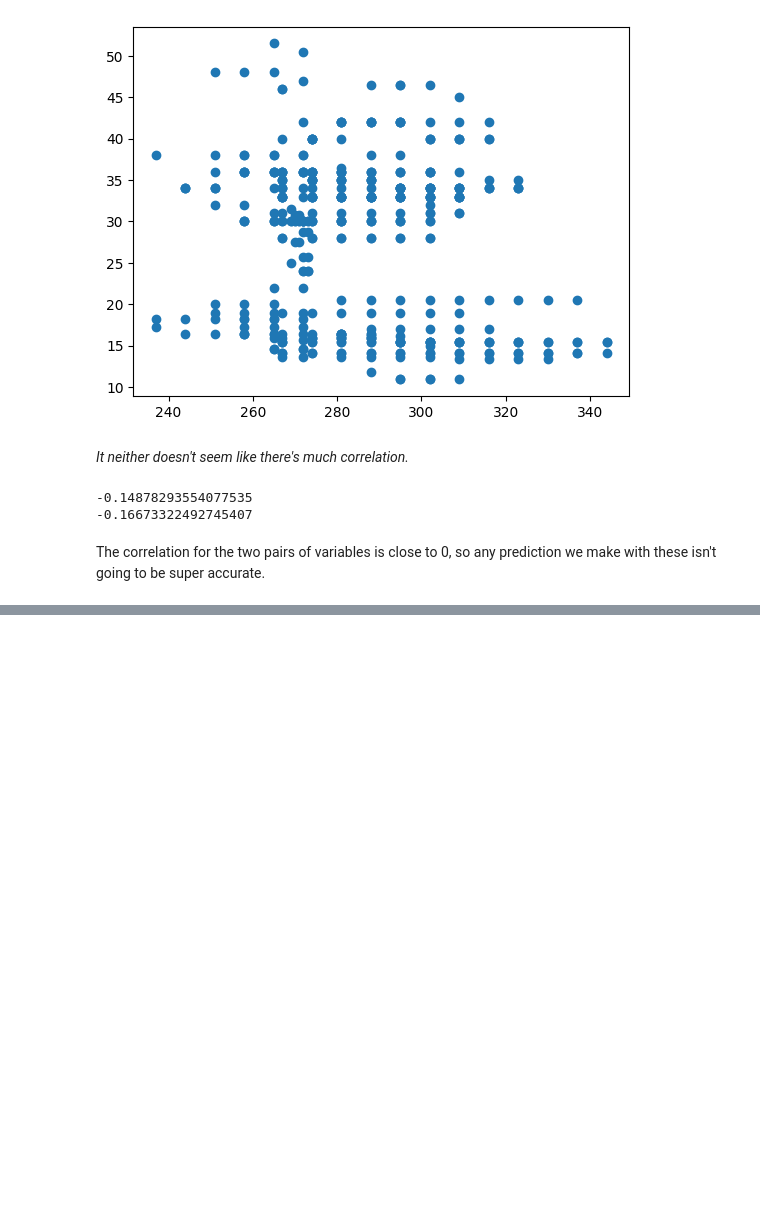
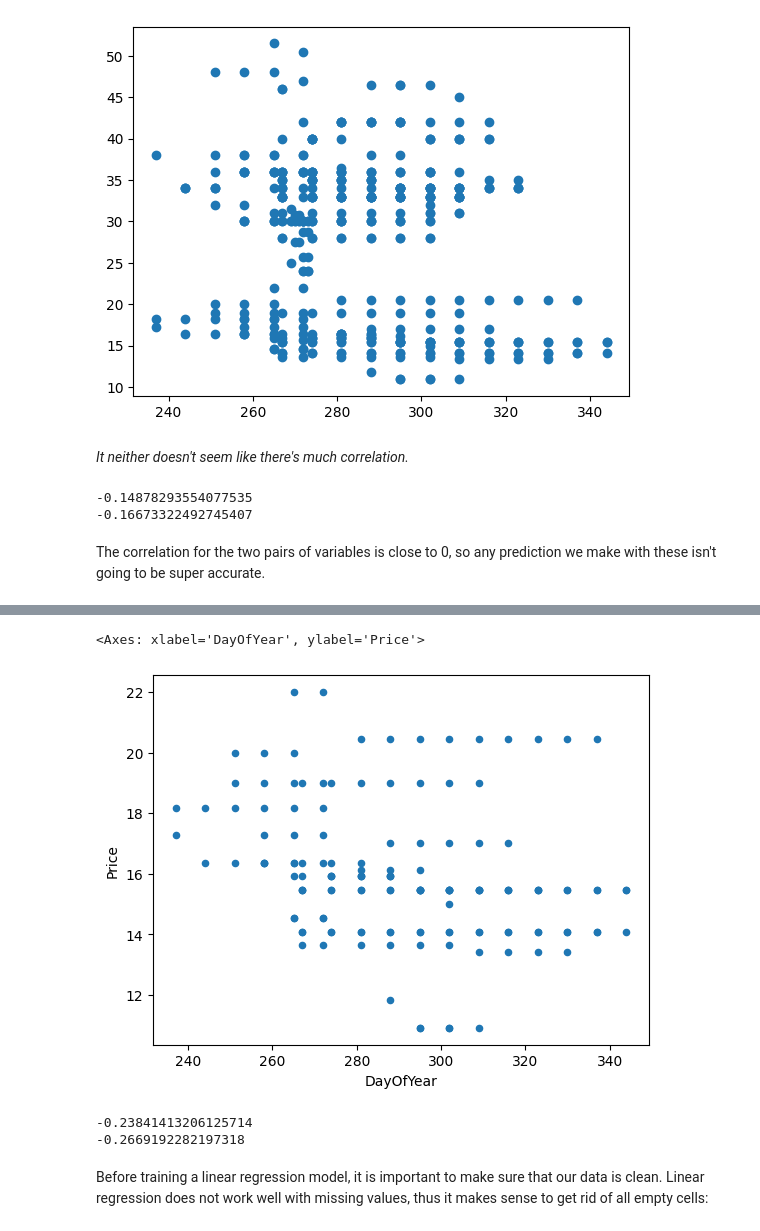
Before and after one commit to AkzechKyla/ML, a Jupyter notebook: 01-Regression/pumpkin2.ipynb, the cells around one changed output, grey strips where cells are left out. Saved outputs shown, nothing was run; the diff lists cells and outputs as text; code cells hidden in the pictures; blank space fills up the shorter version.

Commit message:
Improve prediction with linear regression

```diff
--- a/01-Regression/pumpkin2.ipynb
+++ b/01-Regression/pumpkin2.ipynb
@@ -93,0 +101,17 @@ for i, var in enumerate(new_pumpkins['Variety'].unique()):
+# %%
+pie_pumpkins = new_pumpkins[new_pumpkins['Variety'] == 'PIE TYPE']
+pie_pumpkins.plot.scatter('DayOfYear', 'Price')
+# %% [output]
+<Axes: xlabel='DayOfYear', ylabel='Price'>
+[figure, added]
+# %%
+# Print the correlation between month and price
+print(pie_pumpkins['Month'].corr(pie_pumpkins['Price']))
+
+# Print the correlation between Day of the year and price
+print(pie_pumpkins['DayOfYear'].corr(pie_pumpkins['Price']))
+# %% [output]
+-0.23841413206125714
+-0.2669192282197318
+# %% [markdown]
+Before training a linear regression model, it is important to make sure that our data is clean. Linear regression does not work well with missing values, thus it makes sense to get rid of all empty cells:
```
Also changed, not shown: parts of 19 cells of this notebook.
